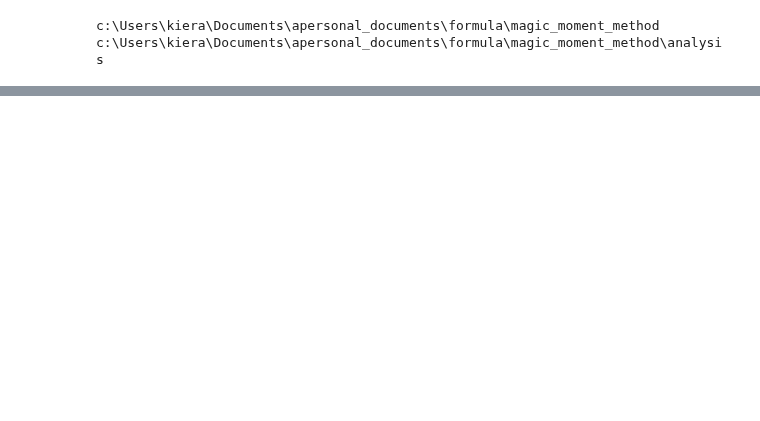
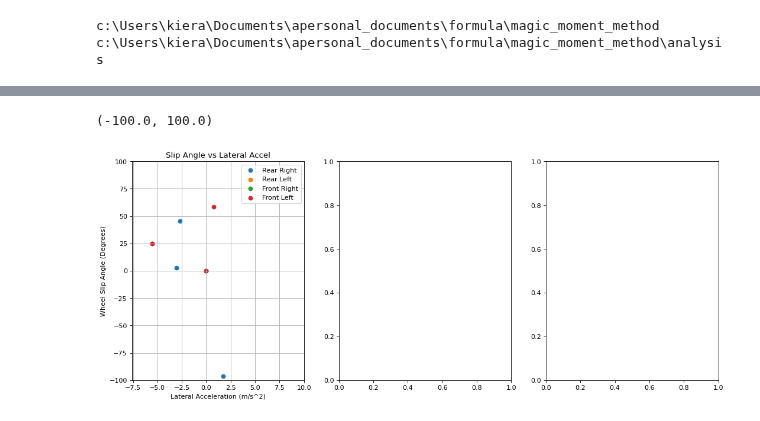
Before and after one commit to LonghornRacingElectric/magic_moment_method, a Jupyter notebook: analysis/ggv_plotter.ipynb, the cells around one changed output, grey strips where cells are left out. Drawn from its saved outputs; the diff is of its cells as text; code cells hidden in the pictures; blank space fills up the shorter version.

```diff
--- a/analysis/ggv_plotter.ipynb
+++ b/analysis/ggv_plotter.ipynb
@@ -66,0 +77,17 @@ axs[2].legend()
+# %%
+fig, axs = plt.subplots(1,3,figsize=(16, 6), dpi=80)
+
+
+axs[0].scatter(df['vehicle_accelerations_NTB_1'], df['wheel_slip_ratios_2'], label='Rear Right')
+axs[0].scatter(df['vehicle_accelerations_NTB_1'], df['wheel_slip_ratios_3'], label='Rear Left')
+axs[0].scatter(df['vehicle_accelerations_NTB_1'], df['wheel_slip_ratios_1'], label='Front Right')
+axs[0].scatter(df['vehicle_accelerations_NTB_1'], df['wheel_slip_ratios_0'], label='Front Left')
+axs[0].legend()
+axs[0].set_xlabel("Lateral Acceleration (m/s^2)")
+axs[0].set_ylabel('Wheel Slip Angle (Degrees)')
+axs[0].set_title("Slip Angle vs Lateral Accel")
+axs[0].grid()
+axs[0].set_ylim([-100, 100])
+# %% [output]
+(-100.0, 100.0)
+[figure, added]
```
Also changed, not shown: parts of 3 cells of this notebook, 6 other files.
